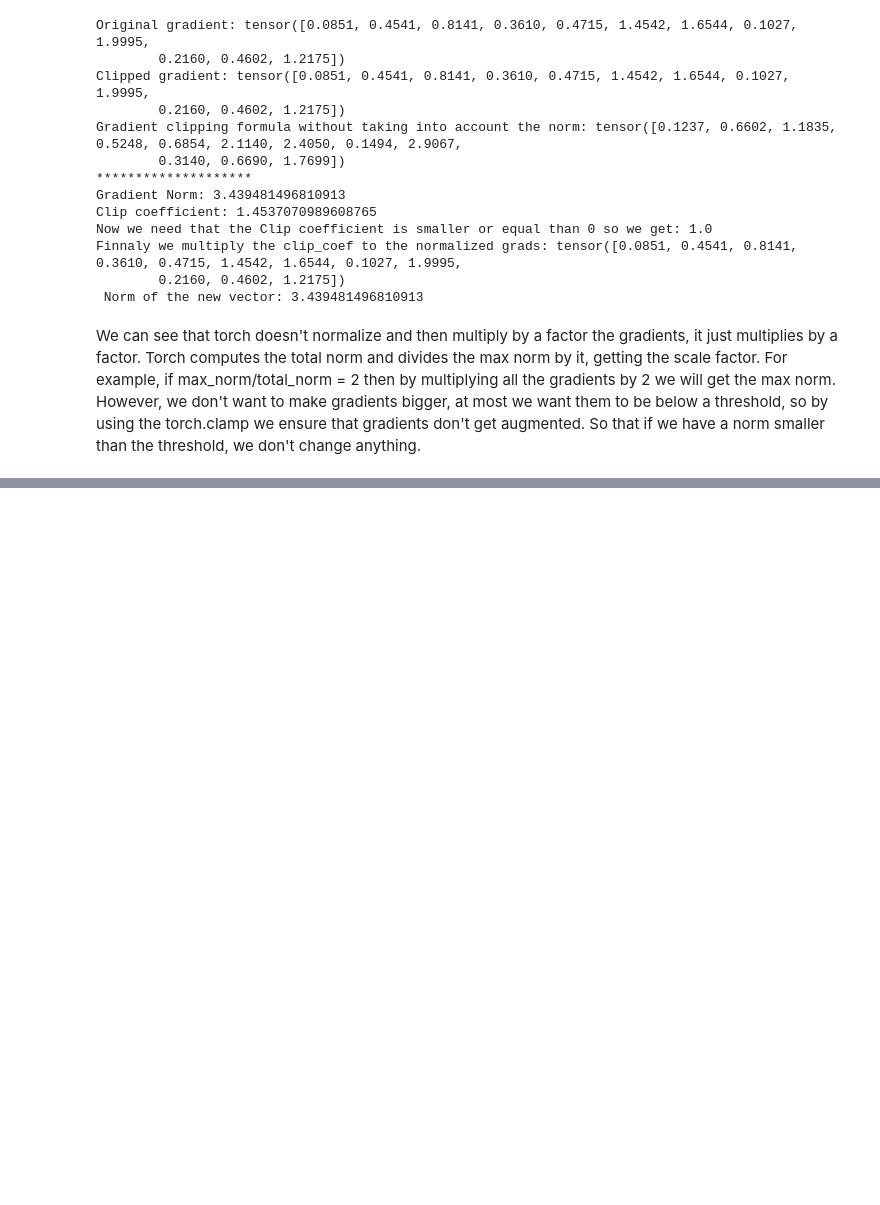
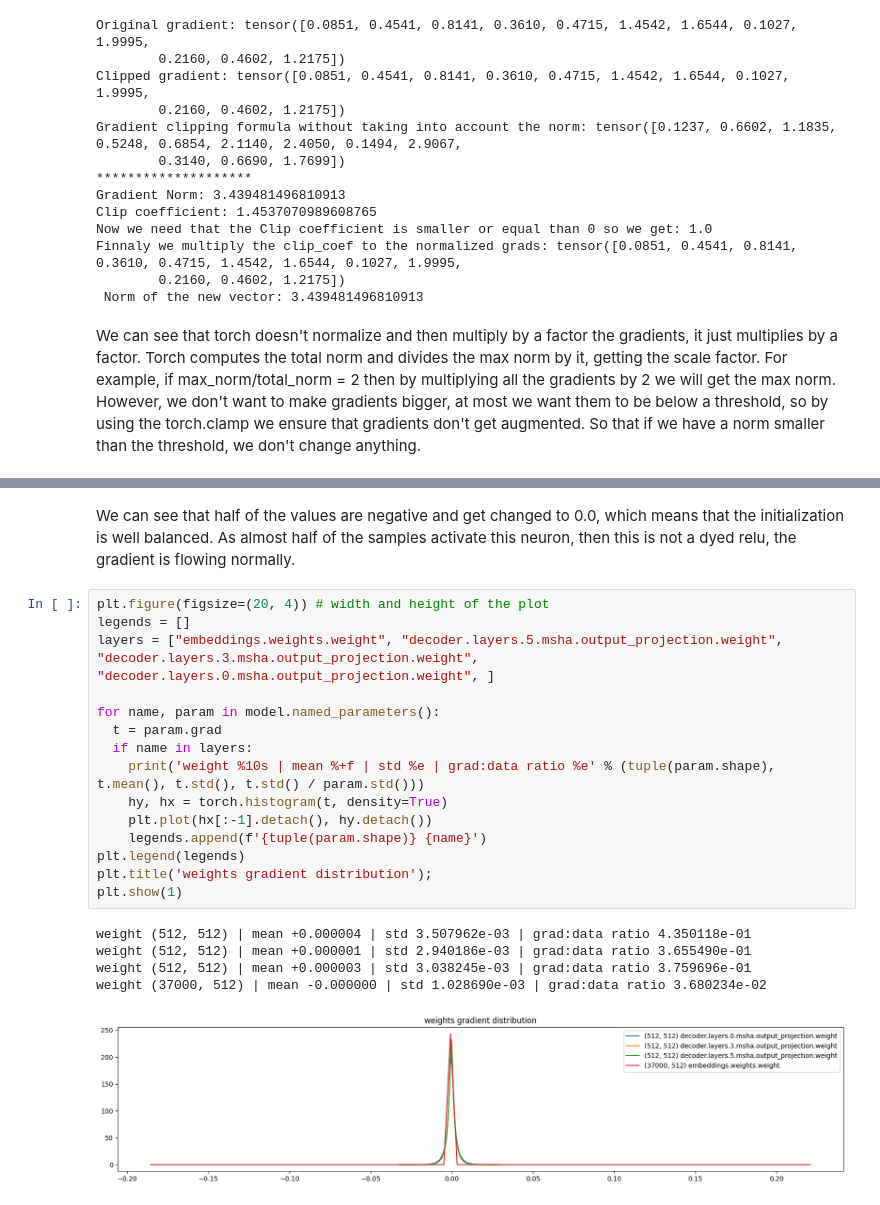
Before and after one commit to deeplearningcafe/transformer-pytorch, a Jupyter notebook: notebooks/Debug.ipynb, the cells around one changed output, grey strips where cells are left out. Cells and saved outputs as stored; diff of their text form; blank space fills up the shorter version.

```diff
--- a/notebooks/Debug.ipynb
+++ b/notebooks/Debug.ipynb
@@ -494,0 +626,23 @@ We can see that torch doesn't normalize and then multiply by a factor the gradie
+# %% [markdown]
+We can see that half of the values are negative and get changed to 0.0, which means that the initialization is well balanced. As almost half of the samples activate this neuron, then this is not a dyed relu, the gradient is flowing normally.
+# %%
+plt.figure(figsize=(20, 4)) # width and height of the plot
+legends = []
+layers = ["embeddings.weights.weight", "decoder.layers.5.msha.output_projection.weight",  "decoder.layers.3.msha.output_projection.weight",  "decoder.layers.0.msha.output_projection.weight", ]
+
+for name, param in model.named_parameters():
+  t = param.grad
+  if name in layers:
+    print('weight %10s | mean %+f | std %e | grad:data ratio %e' % (tuple(param.shape), t.mean(), t.std(), t.std() / param.std()))
+    hy, hx = torch.histogram(t, density=True)
+    plt.plot(hx[:-1].detach(), hy.detach())
+    legends.append(f'{tuple(param.shape)} {name}')
+plt.legend(legends)
+plt.title('weights gradient distribution');
+plt.show(1)
+# %% [output]
+weight (512, 512) | mean +0.000004 | std 3.507962e-03 | grad:data ratio 4.350118e-01
+weight (512, 512) | mean +0.000001 | std 2.940186e-03 | grad:data ratio 3.655490e-01
+weight (512, 512) | mean +0.000003 | std 3.038245e-03 | grad:data ratio 3.759696e-01
+weight (37000, 512) | mean -0.000000 | std 1.028690e-03 | grad:data ratio 3.680234e-02
+[figure, added]
```
Also changed, not shown: parts of 25 cells of this notebook, 5 other files.
